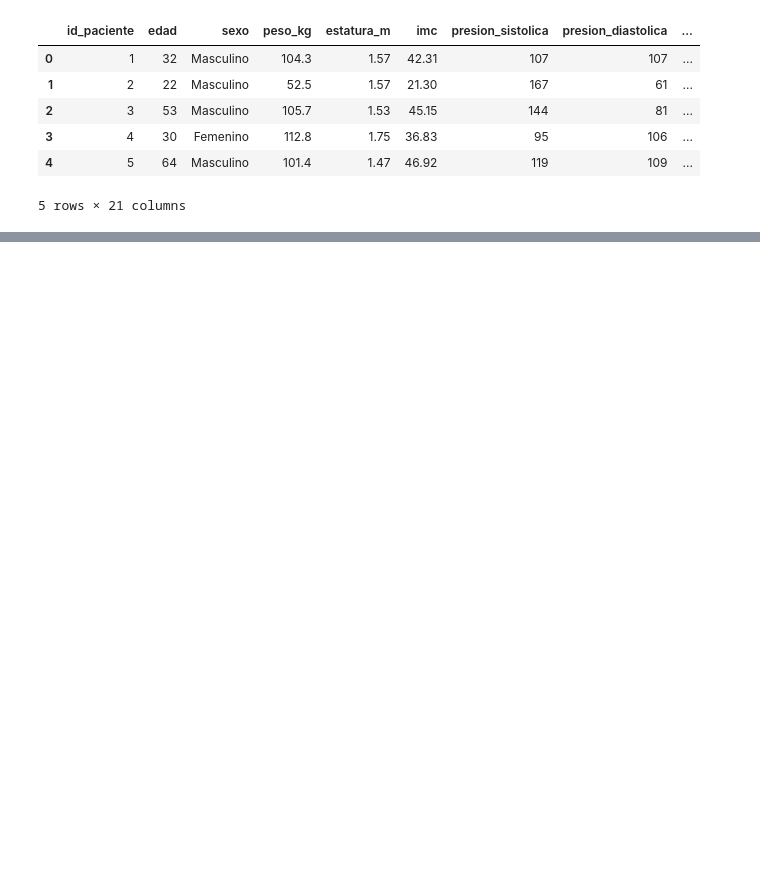
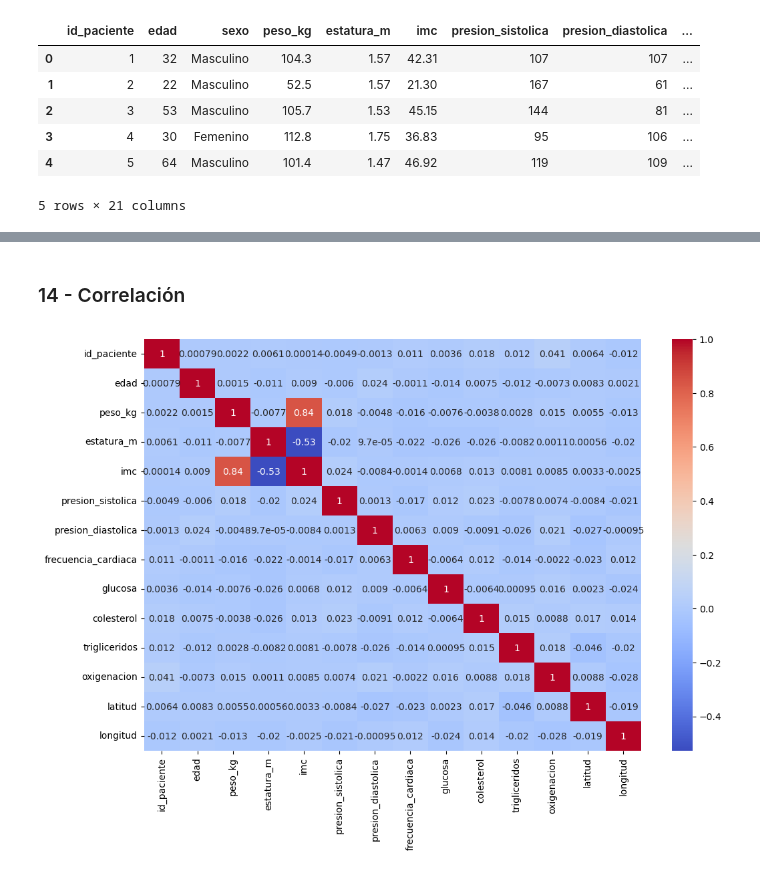
Before and after one commit to DevFntxy/ECBD_9A_IDGS_PRACTICAS_230892, a Jupyter notebook: Practica05/Practica05.ipynb, the cells around one changed output, grey strips where cells are left out. Cells and saved outputs as stored; diff of their text form; code cells hidden in the pictures; blank space fills up the shorter version.

```diff
--- a/Practica05/Practica05.ipynb
+++ b/Practica05/Practica05.ipynb
@@ -43,0 +241,16 @@ df.head()
+# %% [markdown]
+### 14 - Correlación
+# %%
+numericas = df.select_dtypes(include=np.number)
+
+corr = numericas.corr()
+
+plt.figure(figsize=(12,8))
+
+sns.heatmap(corr,
+            annot=True,
+            cmap="coolwarm")
+
+plt.show()
+# %% [output]
+[figure, added]
```
Also changed, not shown: parts of 30 cells of this notebook.
